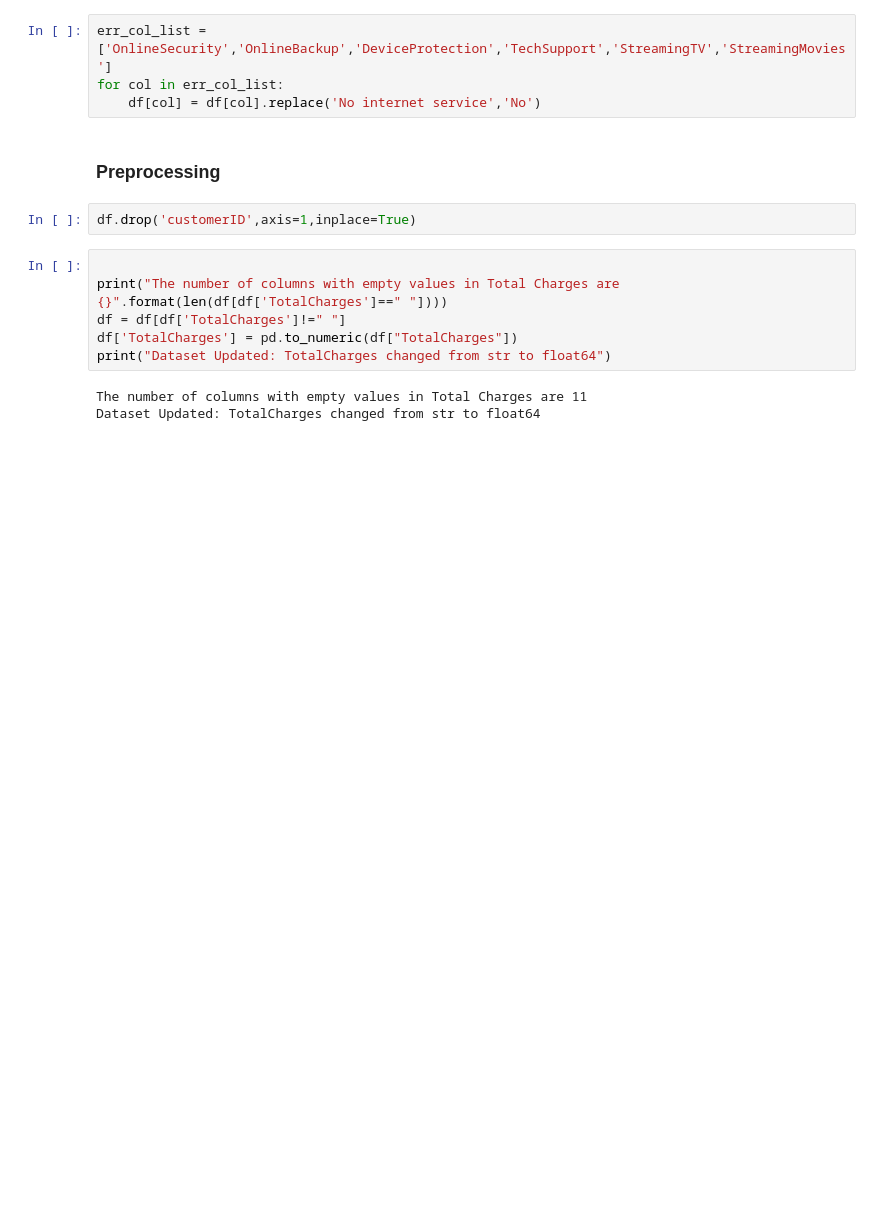
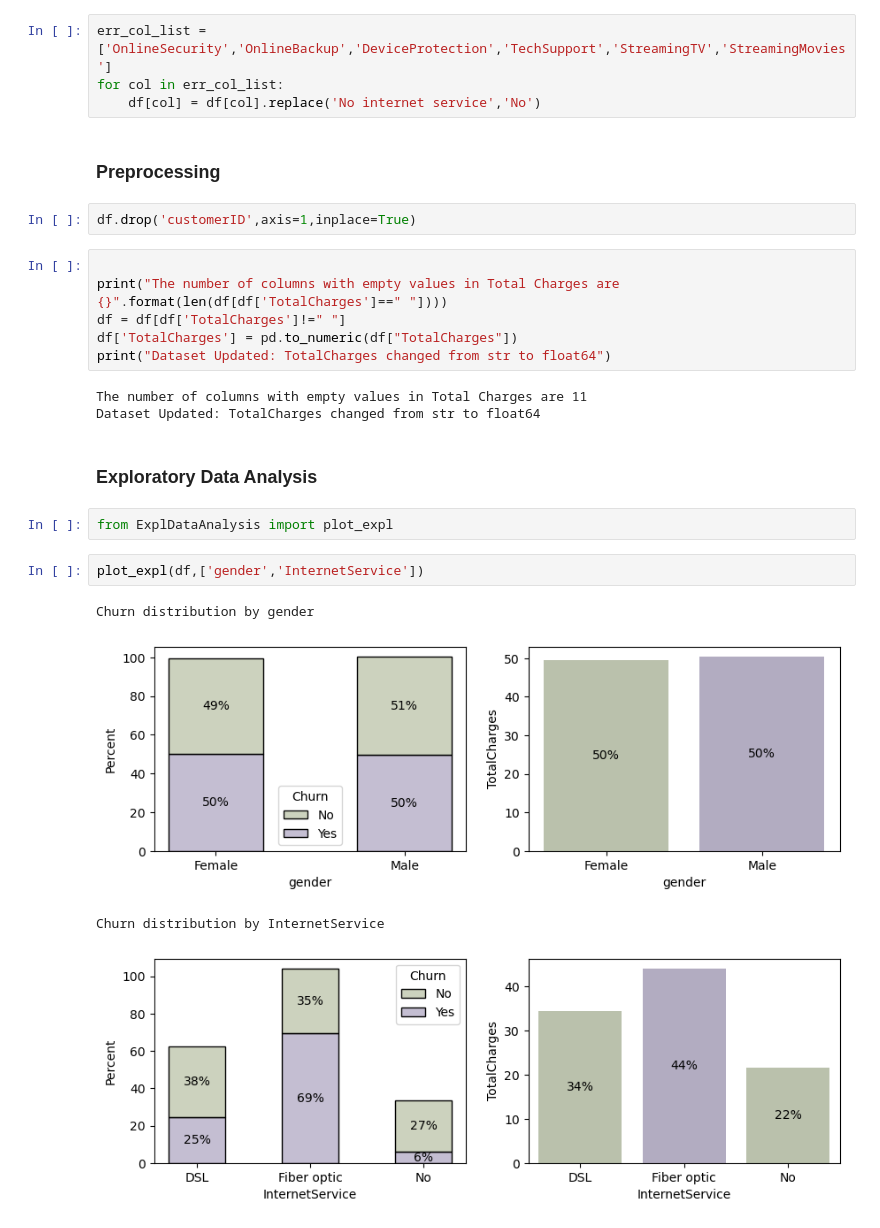
Before and after one commit to HP3-16/machine-learning-projects, a Jupyter notebook: telco-churn-pred/main_notebook.ipynb, the cells around one changed output. Cells and saved outputs as stored; diff of their text form; blank space fills up the shorter version.

```diff
--- a/telco-churn-pred/main_notebook.ipynb
+++ b/telco-churn-pred/main_notebook.ipynb
@@ -140,3 +144,14 @@ print("Dataset Updated: TotalCharges changed from str to float64")
 # %% [output]
 The number of columns with empty values in Total Charges are 11
 Dataset Updated: TotalCharges changed from str to float64
+# %% [markdown]
+### Exploratory Data Analysis
+# %%
+from ExplDataAnalysis import plot_expl
+# %%
+plot_expl(df,['gender','InternetService'])
+# %% [output]
+Churn distribution by gender
+[figure, added]
+Churn distribution by InternetService
+[figure, added]
```
Also changed, not shown: parts of 2 cells of this notebook, 2 other files.
